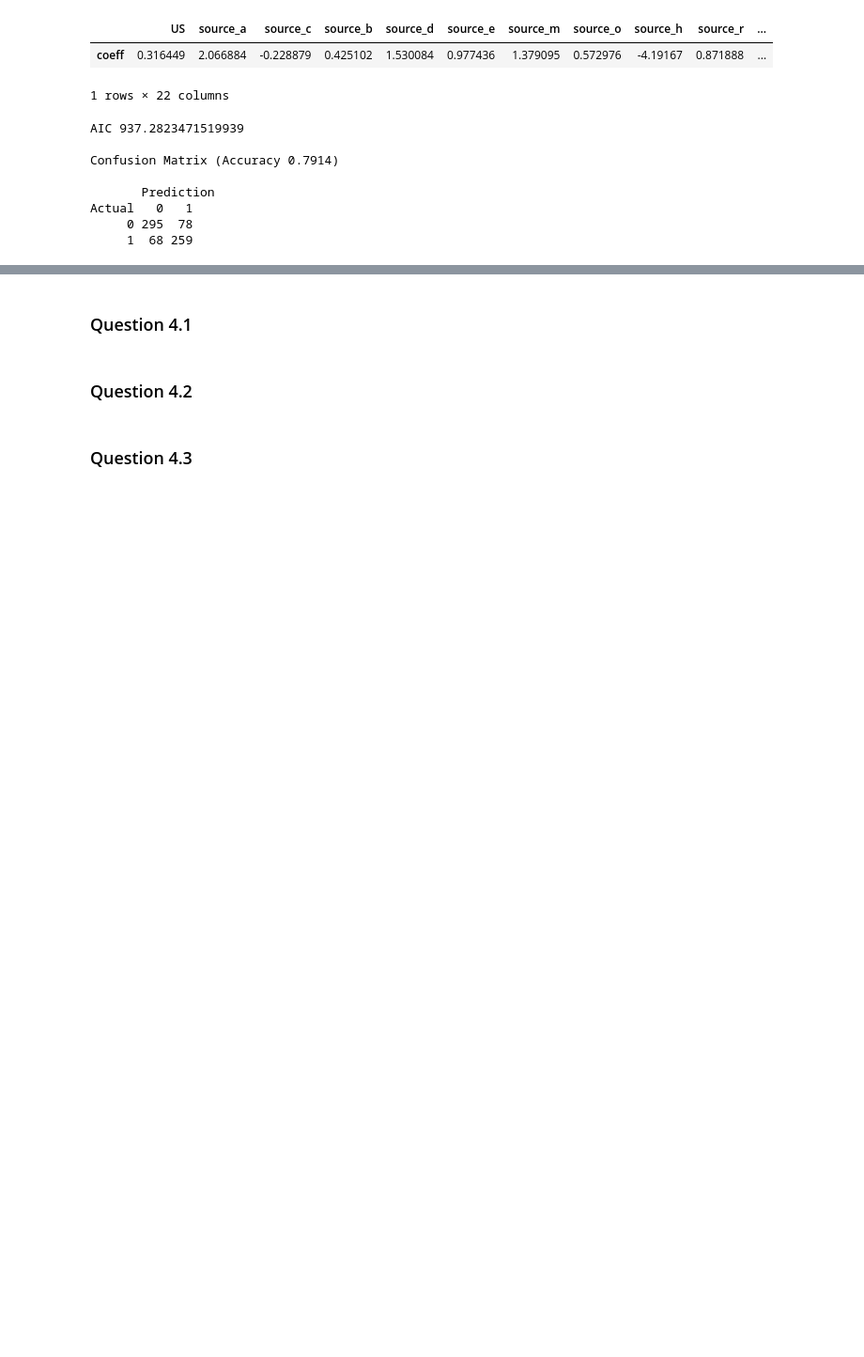
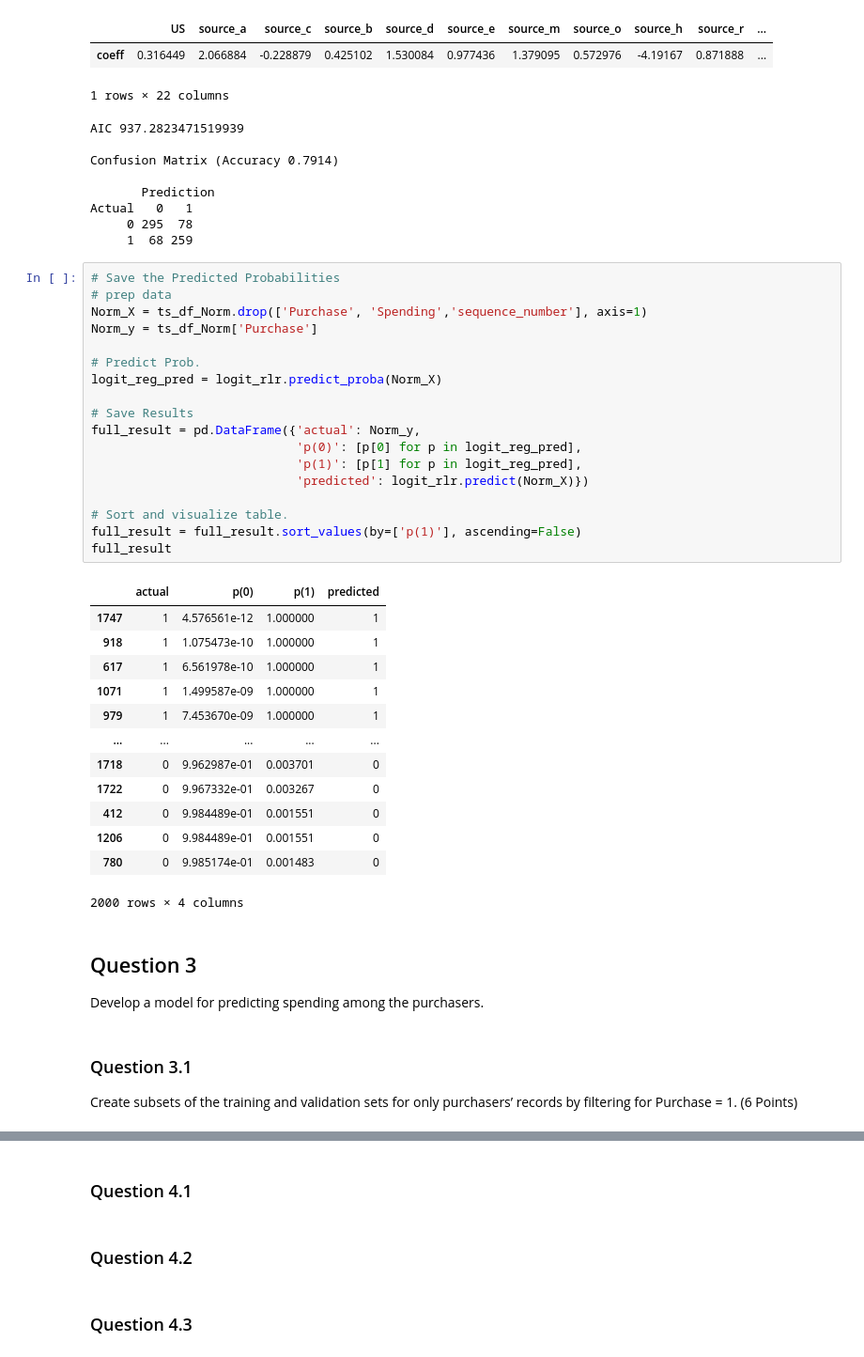
Before and after one commit to zachfreitas/ADS_505_Applied_Data_Sci_for_Business-, a Jupyter notebook: Module_2/Assignment_2/Assignment_2.ipynb, the cells around one changed output, grey strips where cells are left out. Shown at 94% size. Drawn from its saved outputs; the diff is of its cells as text; blank space fills up the shorter version.

```diff
--- a/Module_2/Assignment_2/Assignment_2.ipynb
+++ b/Module_2/Assignment_2/Assignment_2.ipynb
@@ -268,3 +268,41 @@ Confusion Matrix (Accuracy 0.7914)
 Actual   0   1
      0 295  78
      1  68 259
+# %%
+# Save the Predicted Probabilities
+# prep data
+Norm_X = ts_df_Norm.drop(['Purchase', 'Spending','sequence_number'], axis=1)
+Norm_y = ts_df_Norm['Purchase']
+
+# Predict Prob.
+logit_reg_pred = logit_rlr.predict_proba(Norm_X)
+
+# Save Results
+full_result = pd.DataFrame({'actual': Norm_y,
+                            'p(0)': [p[0] for p in logit_reg_pred],
+                            'p(1)': [p[1] for p in logit_reg_pred],
+                            'predicted': logit_rlr.predict(Norm_X)})
+
+# Sort and visualize table.
+full_result = full_result.sort_values(by=['p(1)'], ascending=False)
+full_result
+# %% [output]
+|  | actual | p(0) | p(1) | predicted |
+| 1747 | 1 | 4.576561e-12 | 1.000000 | 1 |
+| 918 | 1 | 1.075473e-10 | 1.000000 | 1 |
+| 617 | 1 | 6.561978e-10 | 1.000000 | 1 |
+| 1071 | 1 | 1.499587e-09 | 1.000000 | 1 |
+| 979 | 1 | 7.453670e-09 | 1.000000 | 1 |
+| ... | ... | ... | ... | ... |
+| 1718 | 0 | 9.962987e-01 | 0.003701 | 0 |
+| 1722 | 0 | 9.967332e-01 | 0.003267 | 0 |
+| 412 | 0 | 9.984489e-01 | 0.001551 | 0 |
+| 1206 | 0 | 9.984489e-01 | 0.001551 | 0 |
+| 780 | 0 | 9.985174e-01 | 0.001483 | 0 |
+2000 rows × 4 columns
+# %% [markdown]
+## Question 3
+Develop a model for predicting spending among the purchasers.
+# %% [markdown]
+### Question 3.1
+Create subsets of the training and validation sets for only purchasers’ records by filtering for Purchase = 1. (6 Points)
```
Also changed, not shown: parts of 12 cells of this notebook.
